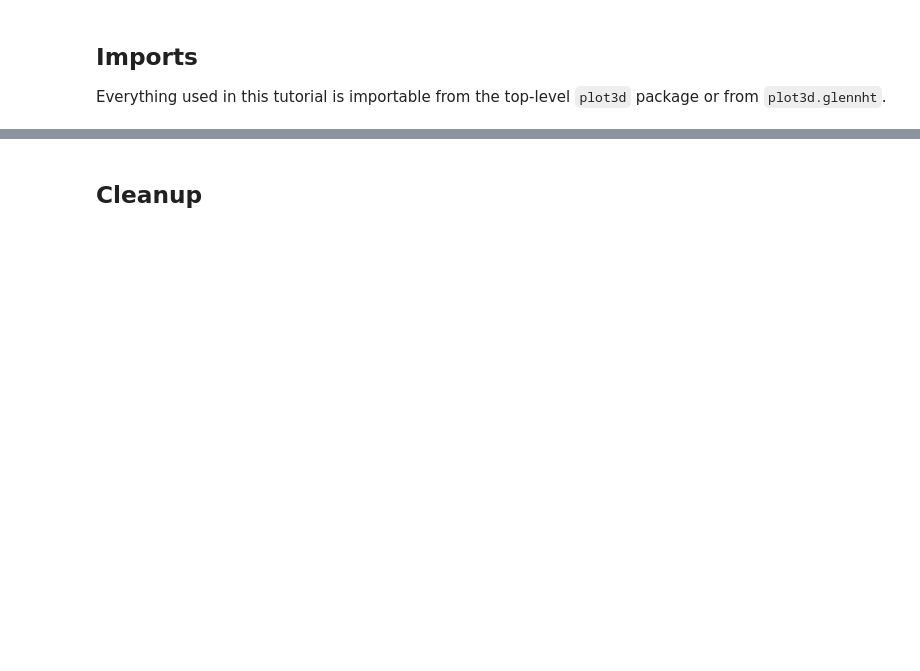
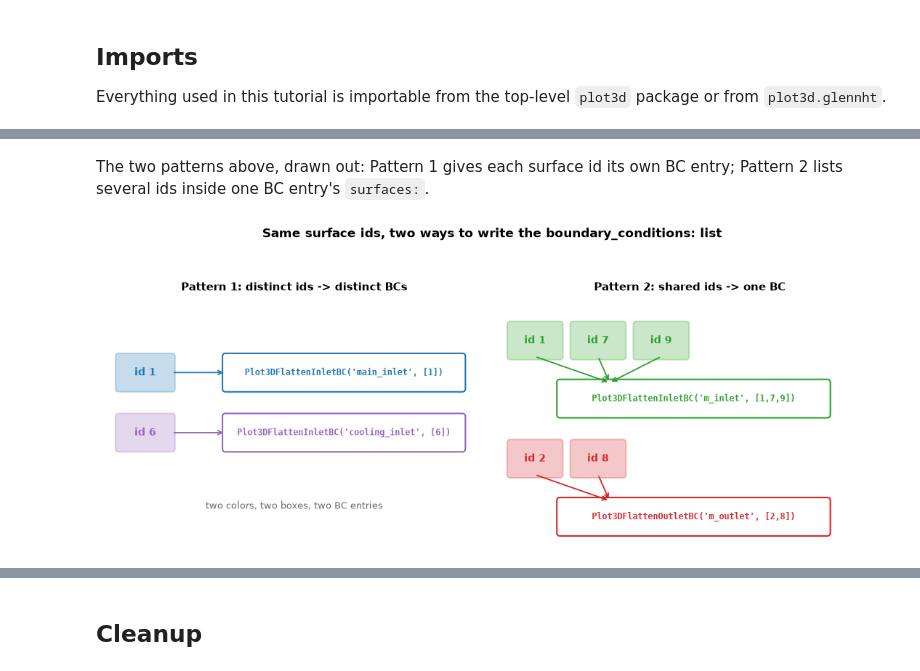
Before and after one commit to nasa/Plot3D_utilities, a Jupyter notebook: colab/Plot3D_Flatten.ipynb, the cells around one changed output, grey strips where cells are left out. Drawn from its saved outputs; the diff is of its cells as text; code cells hidden in the pictures; blank space fills up the shorter version.

```diff
--- a/colab/Plot3D_Flatten.ipynb
+++ b/colab/Plot3D_Flatten.ipynb
@@ -313,3 +359,74 @@ inlets (or outlets) that need to stay separate (Pattern 1 above).
+# %% [markdown]
+The two patterns above, drawn out: Pattern 1 gives each surface id its own BC entry; Pattern 2 lists several ids inside one BC entry's `surfaces:`.
+# %%
+import matplotlib.pyplot as plt
+import matplotlib.patches as mpatches
+
+fig, axes = plt.subplots(1, 2, figsize=(11, 4.6))
+
+
+def id_box(ax, x, y, label, color, w=1.4):
+    ax.add_patch(mpatches.FancyBboxPatch(
+        (x, y), w, 0.8, boxstyle='round,pad=0.08',
+        linewidth=1.5, edgecolor=color, facecolor=color, alpha=0.25))
+    ax.text(x + w / 2, y + 0.4, label, ha='center', va='center',
+            fontsize=10, color=color, fontweight='bold')
+
+
+def bc_box(ax, x, y, w, label, color):
+    ax.add_patch(mpatches.FancyBboxPatch(
+        (x, y), w, 0.8, boxstyle='round,pad=0.08',
+        linewidth=1.5, edgecolor=color, facecolor='none'))
+    ax.text(x + w / 2, y + 0.4, label, ha='center', va='center',
+            fontsize=8.5, color=color, fontweight='bold', family='monospace')
+
+
+def arrow(ax, x0, y0, x1, y1, color):
+    ax.annotate('', xy=(x1, y1), xytext=(x0, y0),
+                arrowprops=dict(arrowstyle='->', color=color, lw=1.3))
+
+
+# --- Left: Pattern 1, distinct ids, distinct BCs ---
+ax = axes[0]
+ax.axis('off')
+ax.set_xlim(0, 10)
+ax.set_ylim(0, 6.2)
+ax.set_title('Pattern 1: distinct ids -> distinct BCs', fontsize=11, fontweight='bold')
+
+id_box(ax, 0.4, 3.9, 'id 1', 'tab:blue')
+bc_box(ax, 3.2, 3.9, 6.2, "Plot3DFlattenInletBC(\'main_inlet\', [1])", 'tab:blue')
+arrow(ax, 1.8, 4.3, 3.2, 4.3, 'tab:blue')
+
+id_box(ax, 0.4, 2.4, 'id 6', 'tab:purple')
+bc_box(ax, 3.2, 2.4, 6.2, "Plot3DFlattenInletBC(\'cooling_inlet\', [6])", 'tab:purple')
+arrow(ax, 1.8, 2.8, 3.2, 2.8, 'tab:purple')
+
+ax.text(5, 0.9, 'two colors, two boxes, two BC entries',
+        ha='center', fontsize=9, color='dimgray')
+
+# --- Right: Pattern 2, shared ids, one BC ---
+ax = axes[1]
+ax.axis('off')
+ax.set_xlim(0, 10)
+ax.set_ylim(0, 6.2)
+ax.set_title('Pattern 2: shared ids -> one BC', fontsize=11, fontweight='bold')
+
+for k, sid in enumerate([1, 7, 9]):
+    id_box(ax, 0.3 + k * 1.65, 4.7, f'id {sid}', 'tab:green', w=1.3)
+    arrow(ax, 0.3 + k * 1.65 + 0.65, 4.7, 2.9, 4.05, 'tab:green')
+bc_box(ax, 1.6, 3.25, 7.0, "Plot3DFlattenInletBC(\'m_inlet\', [1,7,9])", 'tab:green')
+
+for k, sid in enumerate([2, 8]):
+    id_box(ax, 0.3 + k * 1.65, 1.75, f'id {sid}', 'tab:red', w=1.3)
+    arrow(ax, 0.3 + k * 1.65 + 0.65, 1.75, 2.9, 1.1, 'tab:red')
+bc_box(ax, 1.6, 0.3, 7.0, "Plot3DFlattenOutletBC(\'m_outlet\', [2,8])", 'tab:red')
+
+fig.suptitle('Same surface ids, two ways to write the boundary_conditions: list',
+             fontsize=12, fontweight='bold')
+fig.tight_layout(rect=[0, 0, 1, 0.92])
+plt.show()
+# %% [output]
+[figure, added]
 # %% [markdown]
 #### A concrete multi-inlet / multi-outlet example
 
```
Also changed, not shown: parts of 61 cells of this notebook, 5 other files.
